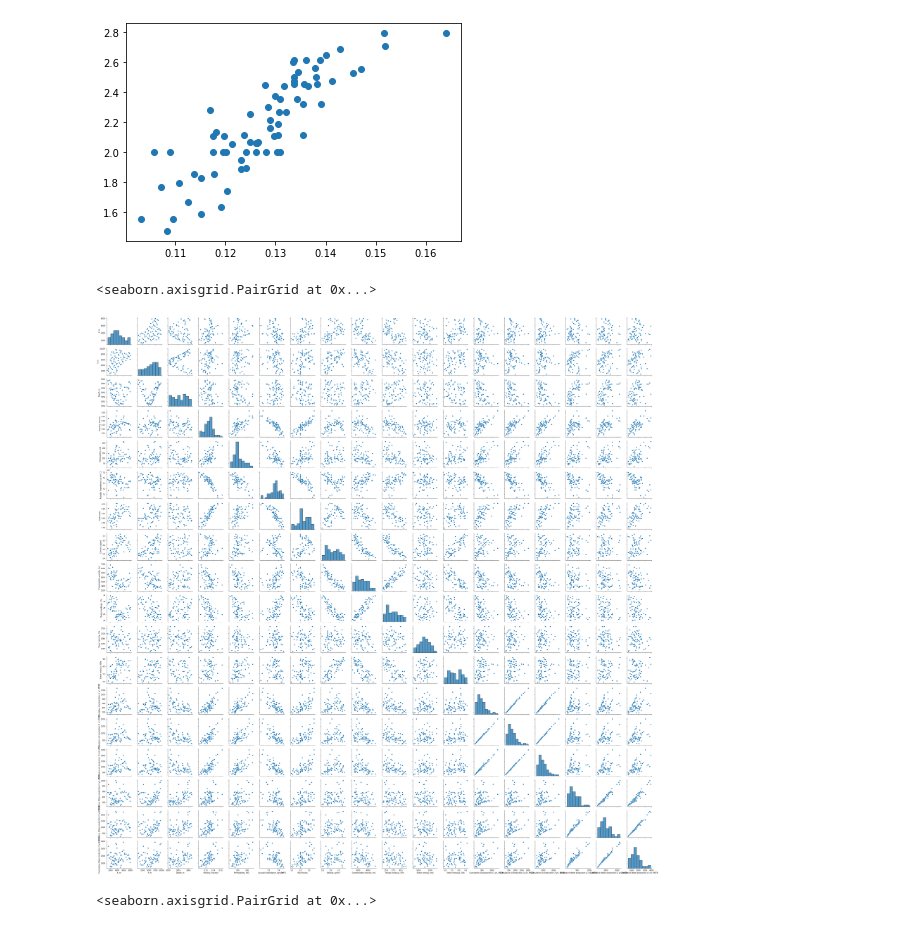
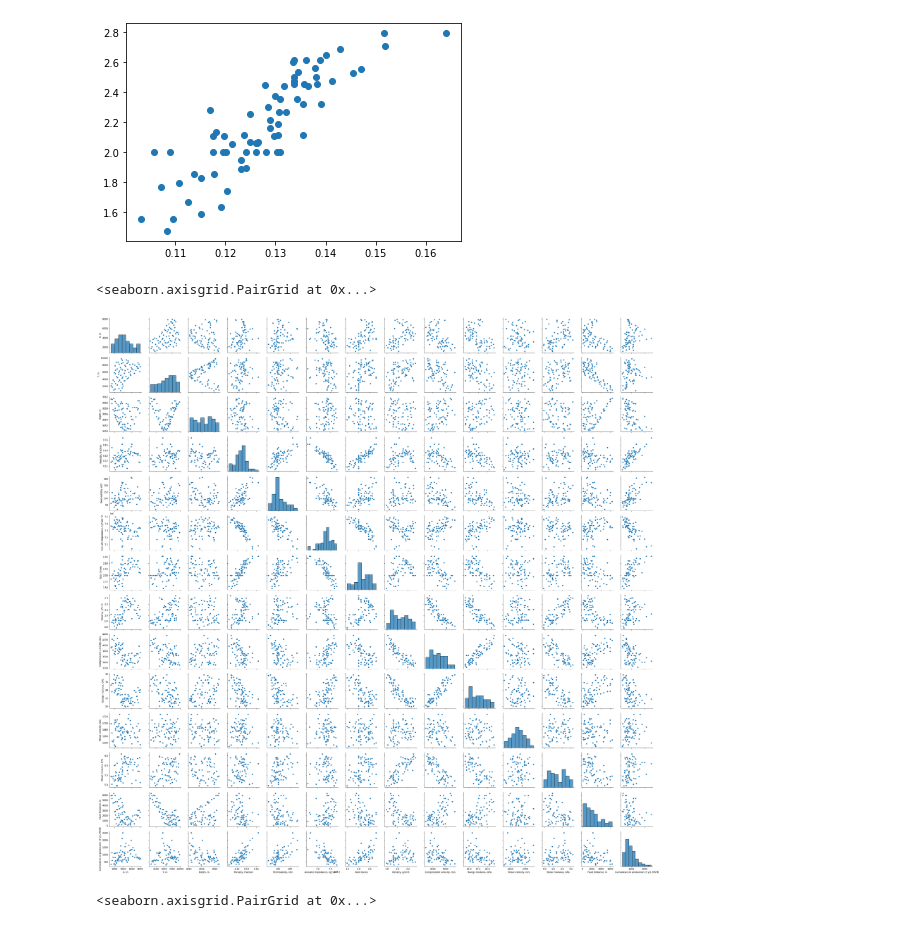
Before and after one commit to fraclad/MOAR-Drilling, a Jupyter notebook: notebooks/Irvin_EDA.ipynb, the cells around one changed output. Saved outputs shown, nothing was run; the diff lists cells and outputs as text; code cells hidden in the pictures.

```diff
--- a/notebooks/Irvin_EDA.ipynb
+++ b/notebooks/Irvin_EDA.ipynb
@@ -300,10 +320,10 @@ plt.scatter(dfProdFull["Porosity, fraction"], dfProdFull["Rock facies"])
 <matplotlib.collections.PathCollection at 0x...>
 [figure]
 # %%
-sns.pairplot(dfProdFull)
+sns.pairplot(dfProdFinal)
 # %% [output]
 <seaborn.axisgrid.PairGrid at 0x...>
-[figure, old version]
+[figure, new version]
 # %%
 sns.pairplot(dfProdimputed)
 # %% [output]
```
Also changed, not shown: parts of 13 cells of this notebook, 1 other file.
